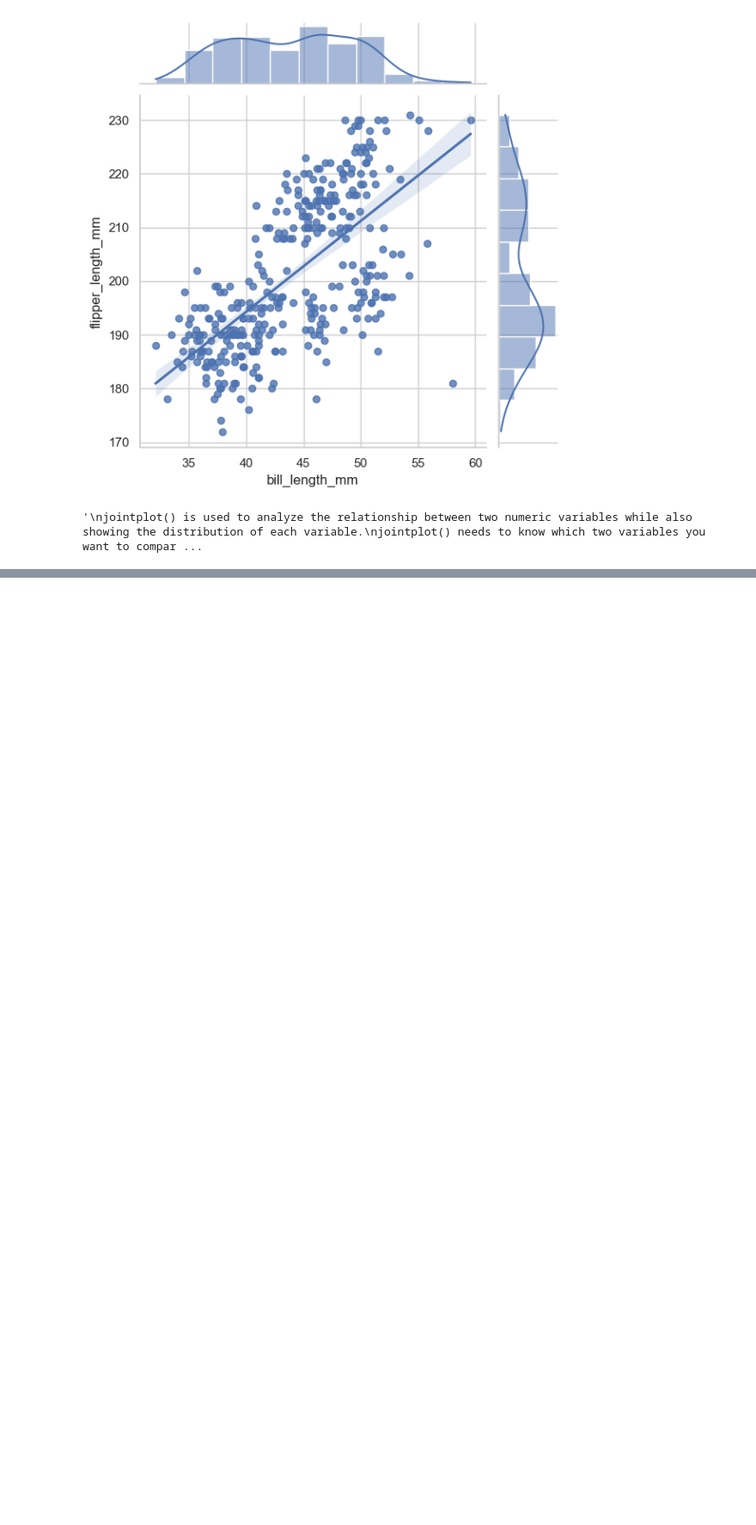
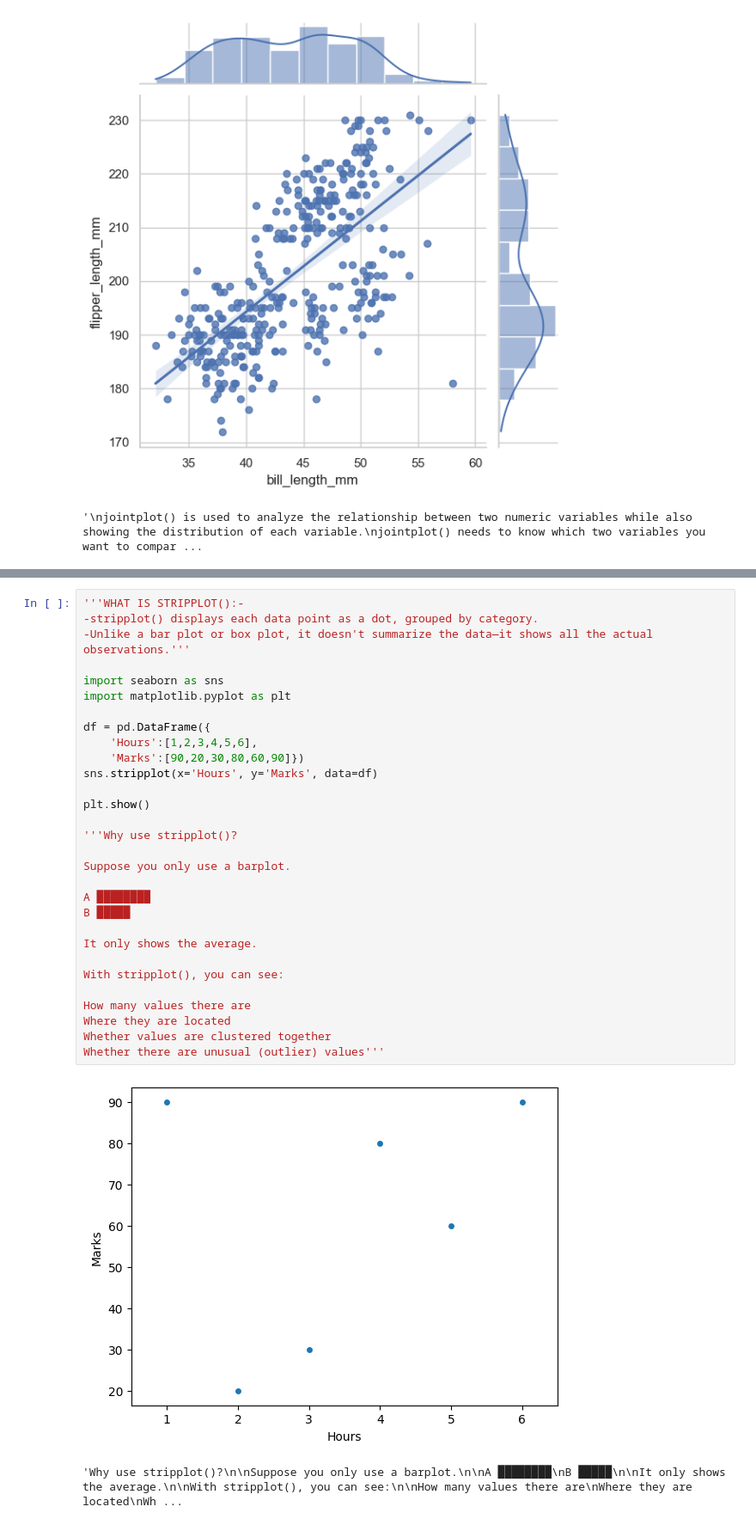
Before and after one commit to Devanshuk07/DATA-SCIENCE-AHEMDABAD, a Jupyter notebook: CORE PYTHON/LIBRARIES-SAHIL SIR/SEABORN/EVERYTHING SEABORN.ipynb, the cells around one changed output, grey strips where cells are left out. Shown at 86% size. Drawn from its saved outputs; the diff is of its cells as text; blank space fills up the shorter version.

```diff
--- a/CORE PYTHON/LIBRARIES-SAHIL SIR/SEABORN/EVERYTHING SEABORN.ipynb
+++ b/CORE PYTHON/LIBRARIES-SAHIL SIR/SEABORN/EVERYTHING SEABORN.ipynb
@@ -345,0 +395,33 @@ jointplot() needs to know which two variables you want to compare.'''
+# %%
+'''WHAT IS STRIPPLOT():-
+-stripplot() displays each data point as a dot, grouped by category.
+-Unlike a bar plot or box plot, it doesn't summarize the data—it shows all the actual observations.'''
+
+import seaborn as sns
+import matplotlib.pyplot as plt
+
+df = pd.DataFrame({
+    'Hours':[1,2,3,4,5,6],
+    'Marks':[90,20,30,80,60,90]})
+sns.stripplot(x='Hours', y='Marks', data=df)
+
+plt.show()
+
+'''Why use stripplot()?
+
+Suppose you only use a barplot.
+
+A ████████
+B █████
+
+It only shows the average.
+
+With stripplot(), you can see:
+
+How many values there are
+Where they are located
+Whether values are clustered together
+Whether there are unusual (outlier) values'''
+# %% [output]
+[figure, added]
+'Why use stripplot()?\n\nSuppose you only use a barplot.\n\nA ████████\nB █████\n\nIt only shows the average.\n\nWith stripplot(), you can see:\n\nHow many values there are\nWhere they are located\nWh ...
```
Also changed, not shown: parts of 4 cells of this notebook, 1 other file.
